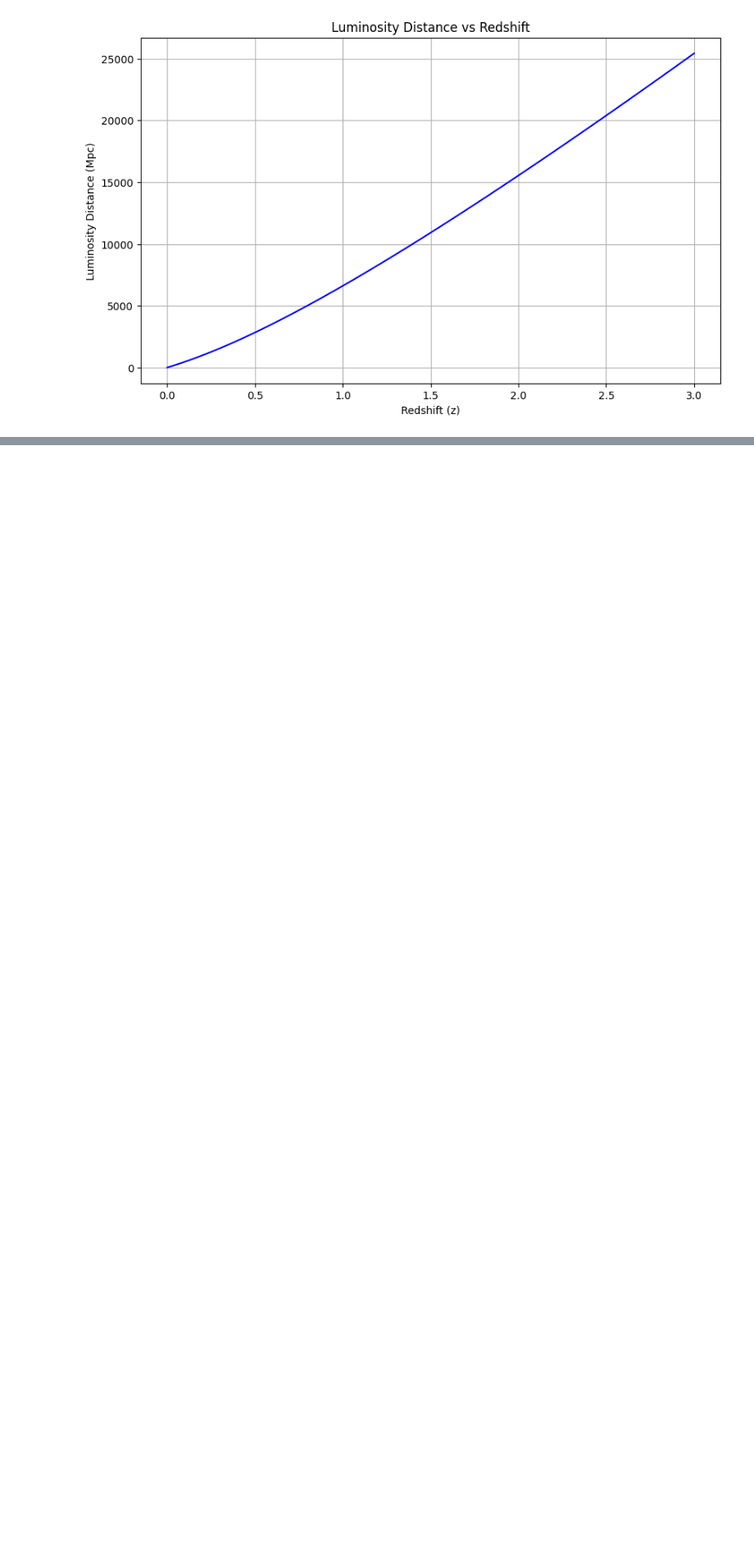
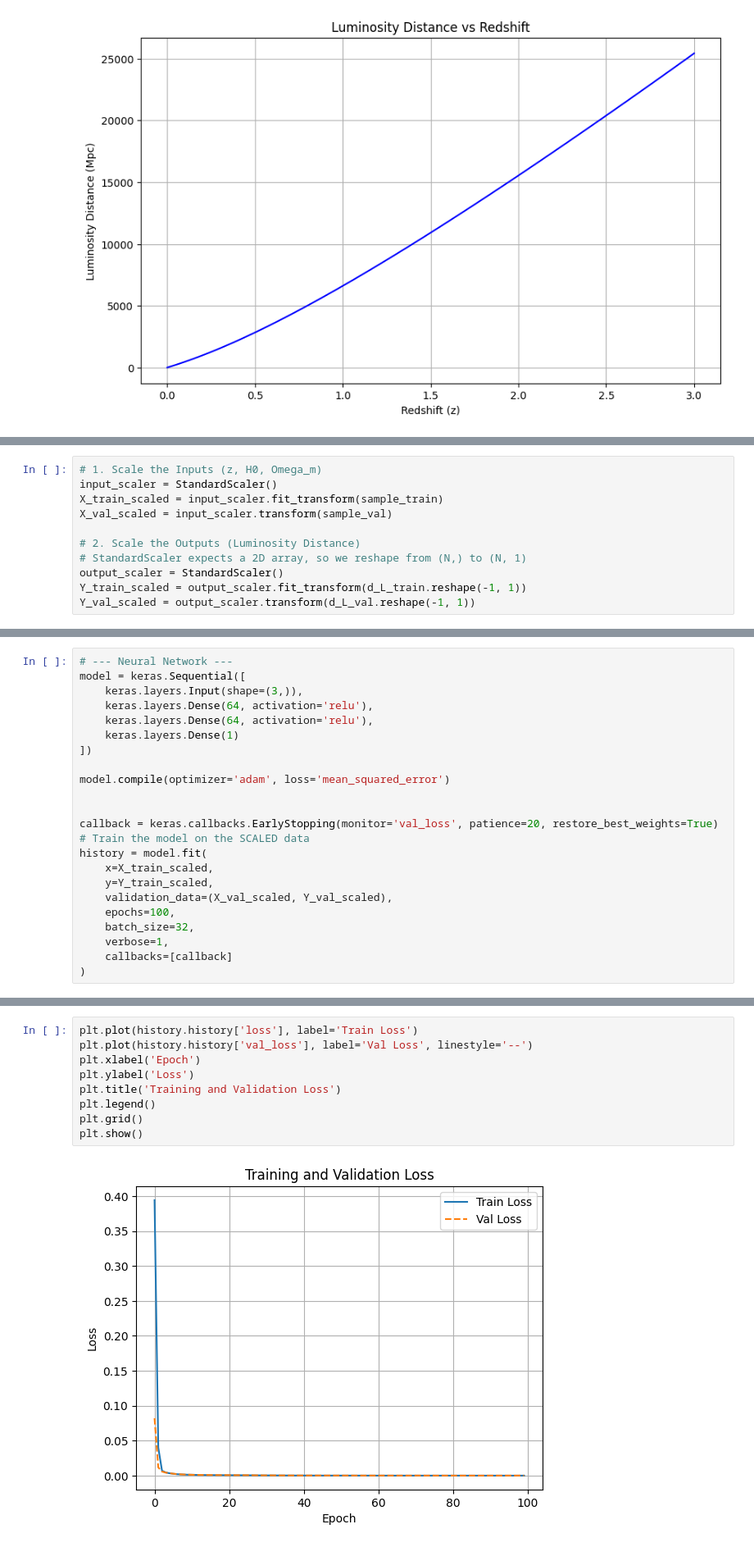
Before and after one commit to mazapataa/NNbasic, a Jupyter notebook: P3_Emulator_distance.ipynb, the cells around one changed output, grey strips where cells are left out. Shown at 82% size. Cells and saved outputs as stored; diff of their text form; blank space fills up the shorter version.

```diff
--- a/P3_Emulator_distance.ipynb
+++ b/P3_Emulator_distance.ipynb
@@ -84,0 +87,11 @@ NameError: name 'X_train' is not defined
+# %%
+# 1. Scale the Inputs (z, H0, Omega_m)
+input_scaler = StandardScaler()
+X_train_scaled = input_scaler.fit_transform(sample_train)
+X_val_scaled = input_scaler.transform(sample_val)
+
+# 2. Scale the Outputs (Luminosity Distance)
+# StandardScaler expects a 2D array, so we reshape from (N,) to (N, 1)
+output_scaler = StandardScaler()
+Y_train_scaled = output_scaler.fit_transform(d_L_train.reshape(-1, 1))
+Y_val_scaled = output_scaler.transform(d_L_val.reshape(-1, 1))
@@ -84,0 +109,23 @@ NameError: name 'X_train' is not defined
+# %%
+# --- Neural Network ---
+model = keras.Sequential([
+    keras.layers.Input(shape=(3,)),
+    keras.layers.Dense(64, activation='relu'),
+    keras.layers.Dense(64, activation='relu'),
+    keras.layers.Dense(1)
+])
+
+model.compile(optimizer='adam', loss='mean_squared_error')
+
+
+callback = keras.callbacks.EarlyStopping(monitor='val_loss', patience=20, restore_best_weights=True)
+# Train the model on the SCALED data
+history = model.fit(
+    x=X_train_scaled,
+    y=Y_train_scaled,
+    validation_data=(X_val_scaled, Y_val_scaled),
+    epochs=100,
+    batch_size=32,
+    verbose=1,
+    callbacks=[callback]
+)
@@ -84,0 +150,11 @@ NameError: name 'X_train' is not defined
+# %%
+plt.plot(history.history['loss'], label='Train Loss')
+plt.plot(history.history['val_loss'], label='Val Loss', linestyle='--')
+plt.xlabel('Epoch')
+plt.ylabel('Loss')
+plt.title('Training and Validation Loss')
+plt.legend()
+plt.grid()
+plt.show()
+# %% [output]
+[figure, added]
```
Also changed, not shown: parts of 7 cells of this notebook.
